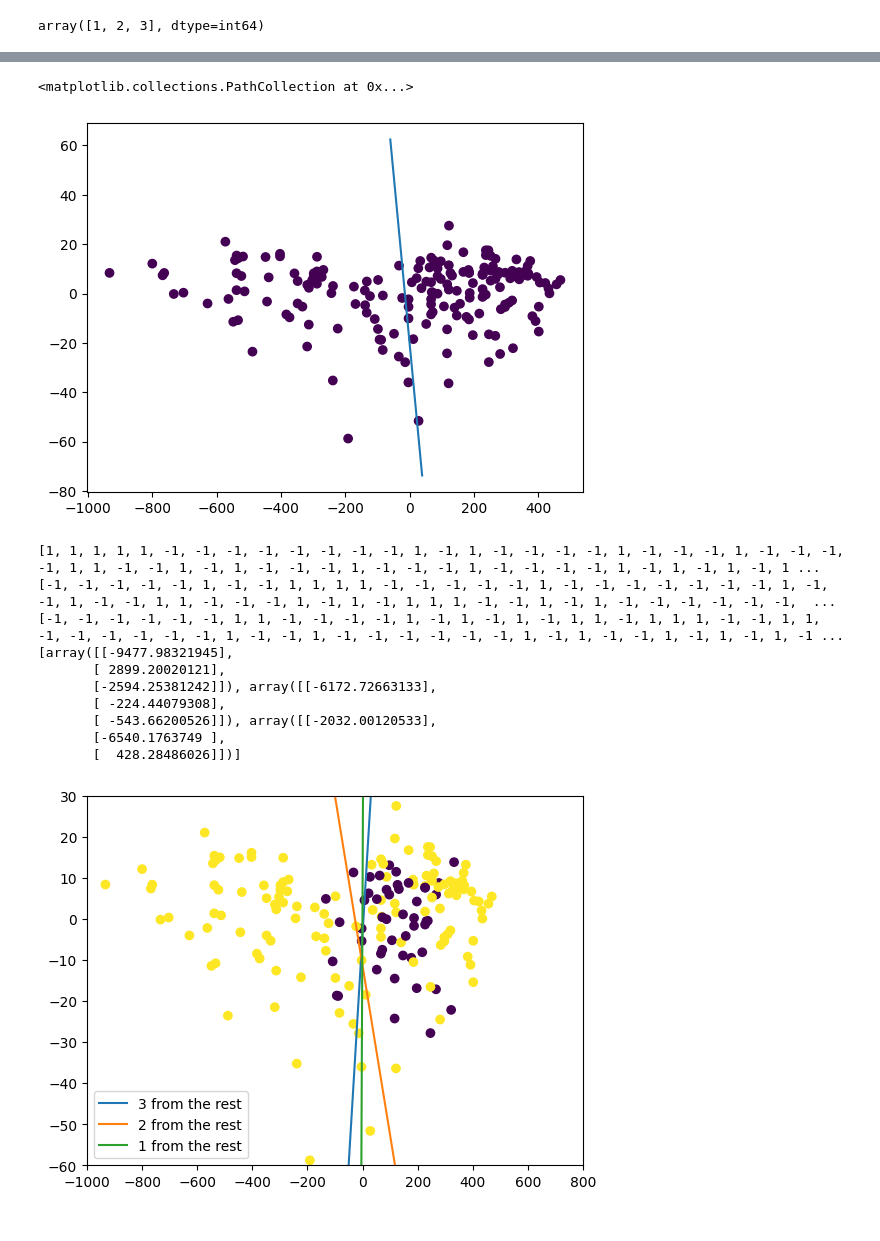
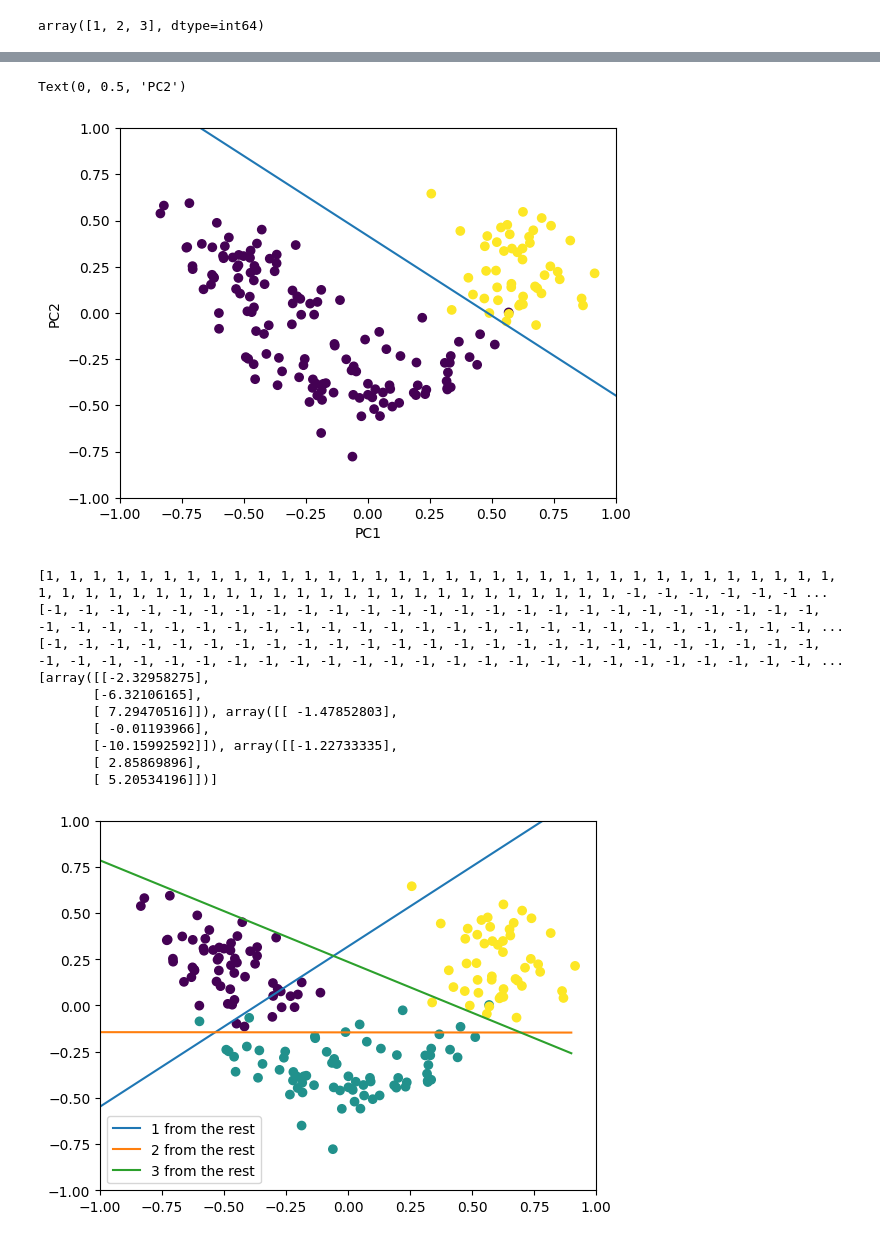
Before and after one commit to tung-ngt/ml2, a Jupyter notebook: labwork3/pct.ipynb, the cells around one changed output, grey strips where cells are left out. Drawn from its saved outputs; the diff is of its cells as text; code cells hidden in the pictures.

```diff
--- a/labwork3/pct.ipynb
+++ b/labwork3/pct.ipynb
@@ -30,8 +37,8 @@ values = iris_projected.sort_values("PC1").reset_index(drop=True).values
 x_plot = values[:, 0]
 # %%
 labels = np.array([[-1 if c == "Iris-setosa" else 1 for c in iris_projected["class"]]]).T
-iris_pct = PCT(2)
-i = iris_pct.fit(iris_projected[["PC1", "PC2"]].values, labels, 0.2, 1000, 0.001)
+iris_pct = PCT(2, np.array([[0.1], [0.2], [0.3]]))
+i = iris_pct.fit(iris_projected[["PC1", "PC2"]].values, labels, 0.4, 1000, 0.001)
 
 print(i)
 W = iris_pct.getW()
@@ -167,8 +182,8 @@ array([1, 2, 3], dtype=int64)
+# %%
+wine = (wine_features - wine_features.min())/(wine_features.max() -wine_features.min())
 # %%
-wine_pca = PCA(wine_features, wine_data["class"])
+wine_pca = PCA(wine, wine_data["class"])
 wine_projected = wine_pca.project(2)
-
-wine_projected = wine_projected.sample(frac=1).reset_index(drop=True)
 # %%
 scatter(wine_projected, ["PC1", "PC2"], wine_projected["class"].unique(), 10)
 # %% [output]
@@ -194,21 +216,24 @@ print(W)
 x = np.arange(-60, 40)
 y = -(W[0] + x * W[1])/W[2]
 plt.plot(x, y)
-plt.scatter(wine_projected["PC1"], wine_projected["PC2"], c=[1 if c == "3" else -1 for c in wine_projected["class"]], cmap="viridis")
+plt.axis([-1, 1, -1, 1])
+plt.scatter(wine_projected["PC1"], wine_projected["PC2"], c=[1 if c == 3 else -1 for c in wine_projected["class"]], cmap="viridis")
+plt.xlabel("PC1")
+plt.ylabel("PC2")
 # %% [output]
-<matplotlib.collections.PathCollection at 0x...>
+Text(0, 0.5, 'PC2')
-[figure, old version]
+[figure, new version]
 # %%
-multiclass_pct(wine_projected[["PC1", "PC2"]], wine_projected["class"], [-1000, 800, -60, 30])
+multiclass_pct(wine_projected[["PC1", "PC2"]], wine_projected["class"], [-1, 1, -1, 1])
 # %% [output]
-[1, 1, 1, 1, 1, -1, -1, -1, -1, -1, -1, -1, -1, 1, -1, 1, -1, -1, -1, -1, 1, -1, -1, -1, 1, -1, -1, -1, -1, 1, 1, -1, -1, 1, -1, 1, -1, -1, -1, 1, -1, -1, -1, 1, -1, -1, -1, -1, 1, -1, 1, -1, 1, -1, 1 ...
-[-1, -1, -1, -1, -1, 1, -1, -1, 1, 1, 1, 1, -1, -1, -1, -1, -1, 1, -1, -1, -1, -1, -1, -1, -1, 1, -1, -1, 1, -1, -1, 1, 1, -1, -1, -1, 1, -1, 1, -1, 1, 1, 1, -1, -1, 1, -1, 1, -1, -1, -1, -1, -1, -1,  ...
-[-1, -1, -1, -1, -1, -1, 1, 1, -1, -1, -1, -1, 1, -1, 1, -1, 1, -1, 1, 1, -1, 1, 1, 1, -1, -1, 1, 1, -1, -1, -1, -1, -1, -1, 1, -1, -1, 1, -1, -1, -1, -1, -1, -1, 1, -1, 1, -1, -1, 1, -1, 1, -1, 1, -1 ...
-[array([[-9477.98321945],
-       [ 2899.20020121],
-       [-2594.25381242]]), array([[-6172.72663133],
-       [ -224.44079308],
-       [ -543.66200526]]), array([[-2032.00120533],
-       [-6540.1763749 ],
-       [  428.28486026]])]
+[1, 1, 1, 1, 1, 1, 1, 1, 1, 1, 1, 1, 1, 1, 1, 1, 1, 1, 1, 1, 1, 1, 1, 1, 1, 1, 1, 1, 1, 1, 1, 1, 1, 1, 1, 1, 1, 1, 1, 1, 1, 1, 1, 1, 1, 1, 1, 1, 1, 1, 1, 1, 1, 1, 1, 1, 1, 1, 1, -1, -1, -1, -1, -1, -1 ...
+[-1, -1, -1, -1, -1, -1, -1, -1, -1, -1, -1, -1, -1, -1, -1, -1, -1, -1, -1, -1, -1, -1, -1, -1, -1, -1, -1, -1, -1, -1, -1, -1, -1, -1, -1, -1, -1, -1, -1, -1, -1, -1, -1, -1, -1, -1, -1, -1, -1, -1, ...
+[-1, -1, -1, -1, -1, -1, -1, -1, -1, -1, -1, -1, -1, -1, -1, -1, -1, -1, -1, -1, -1, -1, -1, -1, -1, -1, -1, -1, -1, -1, -1, -1, -1, -1, -1, -1, -1, -1, -1, -1, -1, -1, -1, -1, -1, -1, -1, -1, -1, -1, ...
+[array([[-2.32958275],
+       [-6.32106165],
+       [ 7.29470516]]), array([[ -1.47852803],
+       [ -0.01193966],
+       [-10.15992592]]), array([[-1.22733335],
+       [ 2.85869896],
+       [ 5.20534196]])]
-[figure, old version]
+[figure, new version]
```
Also changed, not shown: parts of 15 cells of this notebook, 2 other files.
